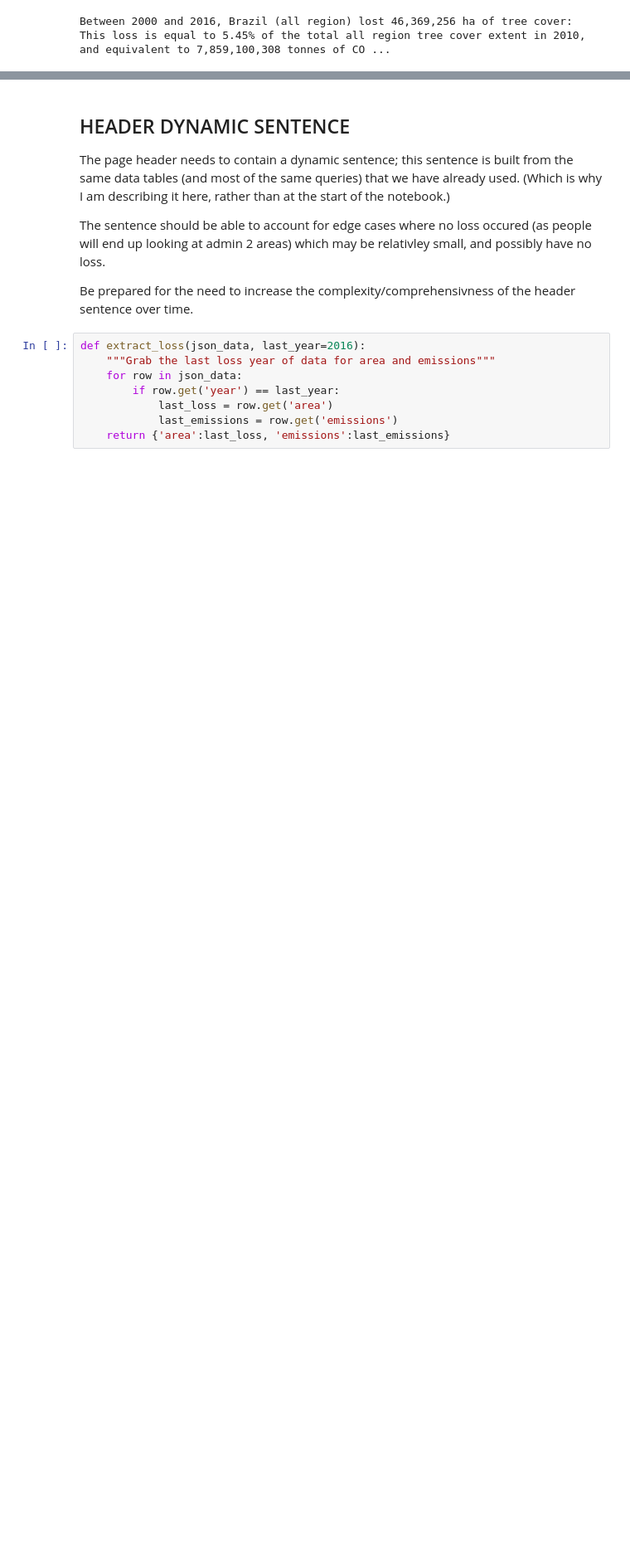
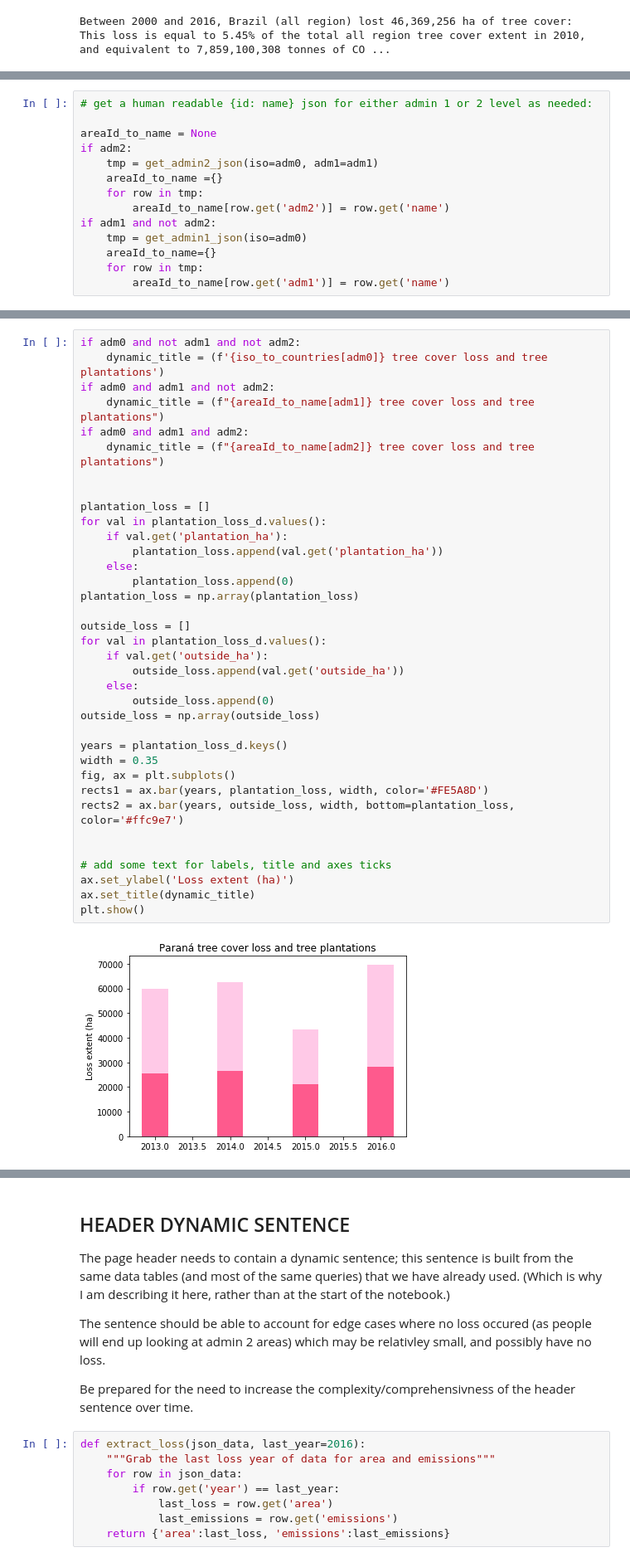
Before and after one commit to Vizzuality/data_sci_tutorials, a Jupyter notebook: work/Country_pages_examples.ipynb, the cells around one changed output, grey strips where cells are left out. Shown: that part at 83% size. Cells and saved outputs as stored; diff of their text form; blank space fills up the shorter version.

Commit message:
stacked bar widget for plantation loss

```diff
--- a/work/Country_pages_examples.ipynb
+++ b/work/Country_pages_examples.ipynb
@@ -837,0 +866,14 @@ If a user selects Plantations from the locations menu in the loss widget, they s
+# %%
+# get a human readable {id: name} json for either admin 1 or 2 level as needed:
+
+areaId_to_name = None
+if adm2:
+    tmp = get_admin2_json(iso=adm0, adm1=adm1)
+    areaId_to_name ={}
+    for row in tmp:
+        areaId_to_name[row.get('adm2')] = row.get('name')
+if adm1 and not adm2:
+    tmp = get_admin1_json(iso=adm0)
+    areaId_to_name={}
+    for row in tmp:
+        areaId_to_name[row.get('adm1')] = row.get('name')
@@ -837,0 +957,38 @@ If a user selects Plantations from the locations menu in the loss widget, they s
+# %%
+if adm0 and not adm1 and not adm2:
+    dynamic_title = (f'{iso_to_countries[adm0]} tree cover loss and tree plantations')
+if adm0 and adm1 and not adm2:
+    dynamic_title = (f"{areaId_to_name[adm1]} tree cover loss and tree plantations")
+if adm0 and adm1 and adm2:
+    dynamic_title = (f"{areaId_to_name[adm2]} tree cover loss and tree plantations")
+
+
+plantation_loss = []
+for val in plantation_loss_d.values():
+    if val.get('plantation_ha'):
+        plantation_loss.append(val.get('plantation_ha'))
+    else:
+        plantation_loss.append(0)
+plantation_loss = np.array(plantation_loss)
+
+outside_loss = []
+for val in plantation_loss_d.values():
+    if val.get('outside_ha'):
+        outside_loss.append(val.get('outside_ha'))
+    else:
+        outside_loss.append(0)
+outside_loss = np.array(outside_loss)
+
+years = plantation_loss_d.keys()
+width = 0.35
+fig, ax = plt.subplots()
+rects1 = ax.bar(years, plantation_loss, width, color='#FE5A8D')
+rects2 = ax.bar(years, outside_loss, width, bottom=plantation_loss, color='#ffc9e7')
+
+
+# add some text for labels, title and axes ticks
+ax.set_ylabel('Loss extent (ha)')
+ax.set_title(dynamic_title)
+plt.show()
+# %% [output]
+[figure, added]
```
Also changed, not shown: parts of 14 cells of this notebook.
